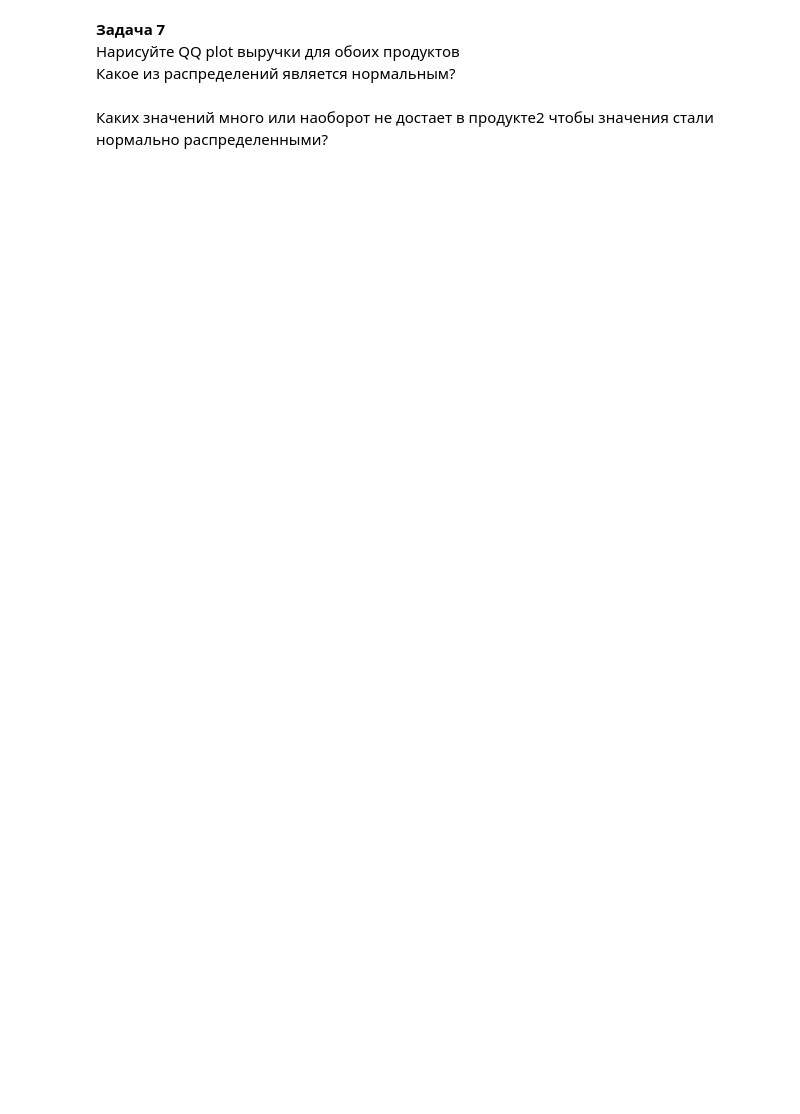
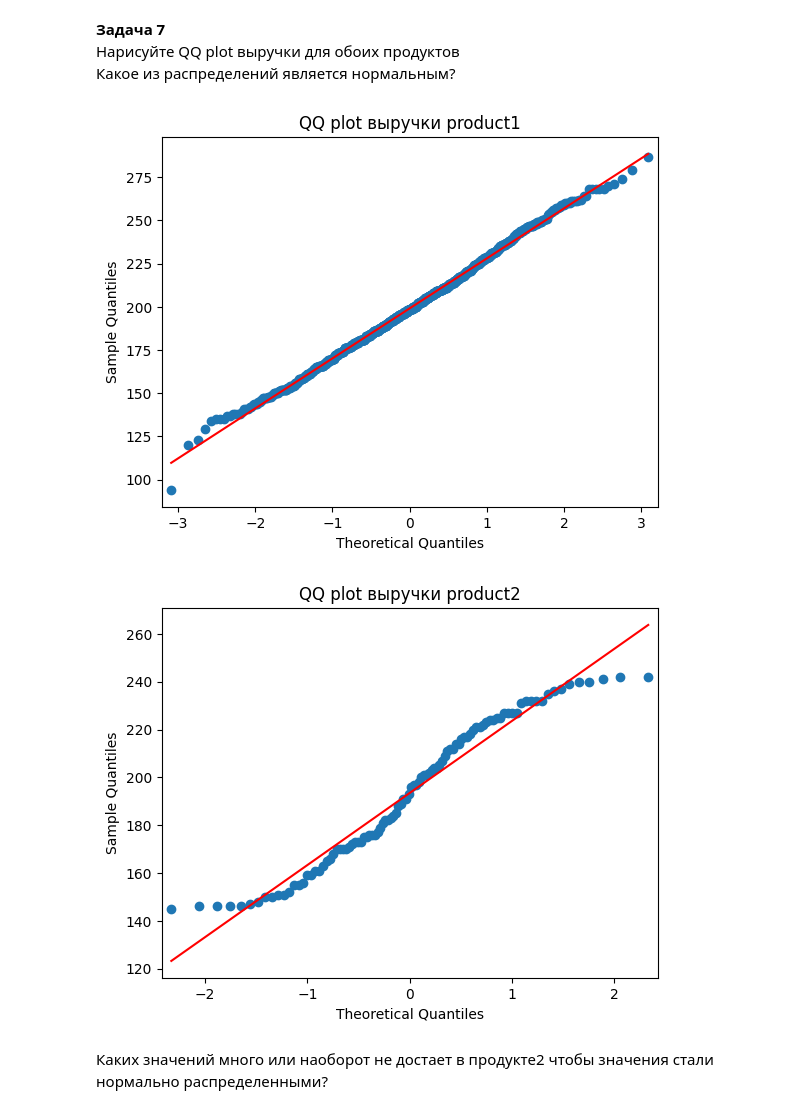
Before and after one commit to asainov1/AC, a Jupyter notebook: MiniProject-2.ipynb, the cells around one changed output. Saved outputs shown, nothing was run; the diff lists cells and outputs as text; code cells hidden in the pictures; blank space fills up the shorter version.

```diff
--- a/MiniProject-2.ipynb
+++ b/MiniProject-2.ipynb
@@ -56,5 +164,21 @@ there
 **Задача 7**<br>
 Нарисуйте QQ plot выручки для обоих продуктов<br>
 Какое из распределений является нормальным?
+# %%
+
+
+sm.qqplot(np.array(product1), line='r')
+plt.title('QQ plot выручки product1')
+plt.show()
+
+sm.qqplot(np.array(product2), line='r')
+plt.title('QQ plot выручки product2')
+plt.show()
+
+#Продукт 1 имеет нормальное распределение в отличие от продукта 2 которое имеет точки на графике которые имеют переиодическое
+# отклонение от диагональной линии.
+# %% [output]
+[figure, added]
+[figure, added]
 # %% [markdown]
 Каких значений много или наоборот не достает в продукте2 чтобы значения стали нормально распределенными?
```
Also changed, not shown: parts of 18 cells of this notebook.
